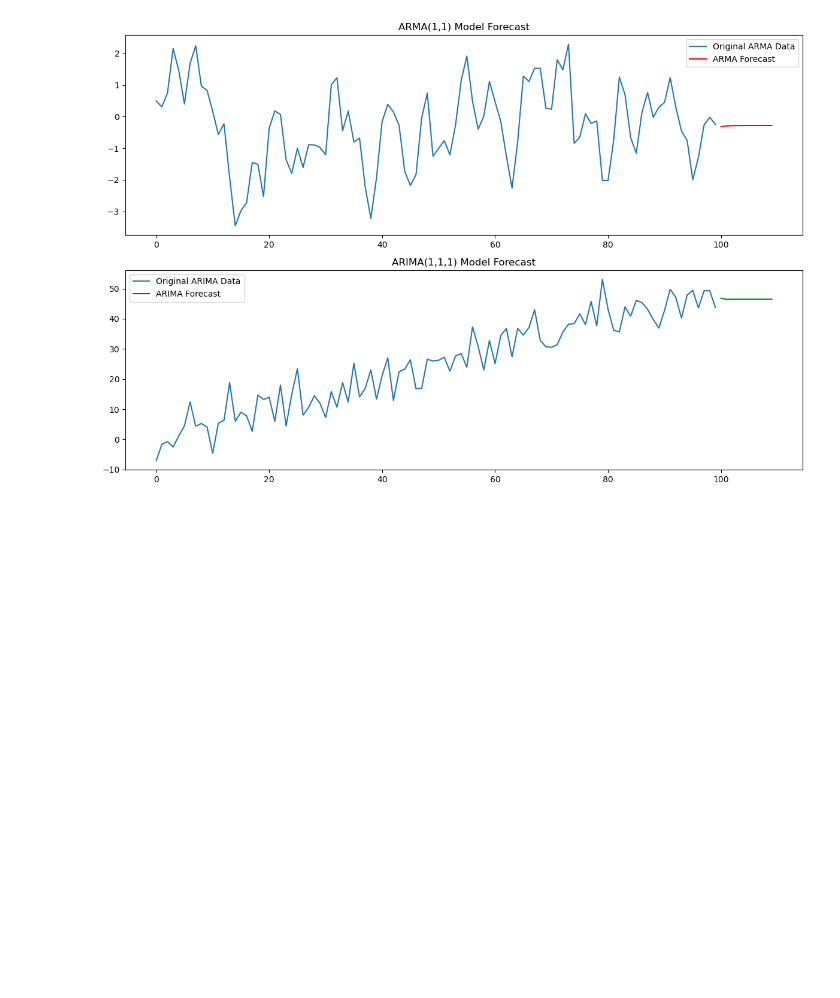
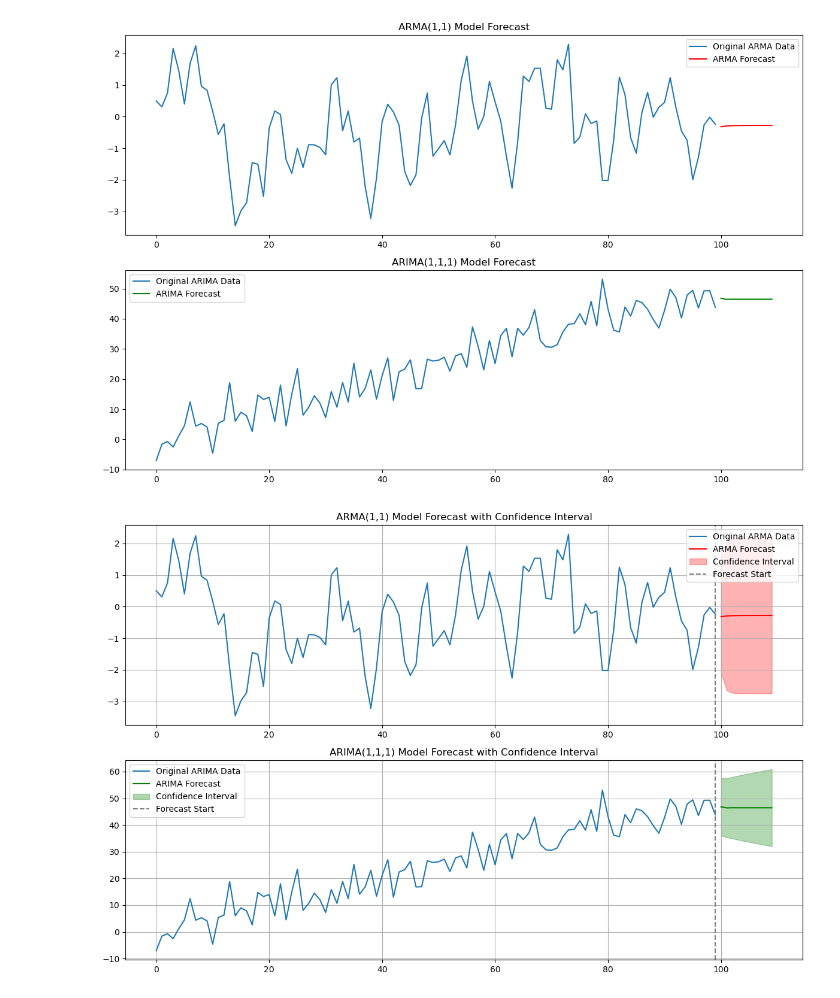
Before and after one commit to Takato-1887/Time_Series_-Analysis_Projects, a Jupyter notebook: ARIMA_and_ARMA.ipynb, the cells around one changed output. Drawn from its saved outputs; the diff is of its cells as text; code cells hidden in the pictures; blank space fills up the shorter version.

Commit message:
Update ARIMA_and_ARMA.ipynb
Added : Confidence intervals (shaded), Gridlines, Vertical line showing where the forecast starts.

```diff
--- a/ARIMA_and_ARMA.ipynb
+++ b/ARIMA_and_ARMA.ipynb
@@ -69,3 +69,19 @@ plt.tight_layout()
 plt.show()
 # %% [output]
 [figure]
+# %%
+# --- Fit ARMA model ---
+arma_model = ARIMA(arma_series, order=(1, 0, 1))
+arma_result = arma_model.fit()
+arma_forecast = arma_result.get_forecast(steps=10)
+arma_mean = arma_forecast.predicted_mean
+arma_conf_int = arma_forecast.conf_int()
+
+# --- Fit ARIMA model ---
+arima_model = ARIMA(arima_series, order=(1, 1, 1))
+arima_result = arima_model.fit()
+arima_forecast = arima_result.get_forecast(steps=10)
+arima_mean = arima_forecast.predicted_mean
+arima_conf_int = arima_forecast.conf_int()
+# %% [output]
+[figure, added]
```
